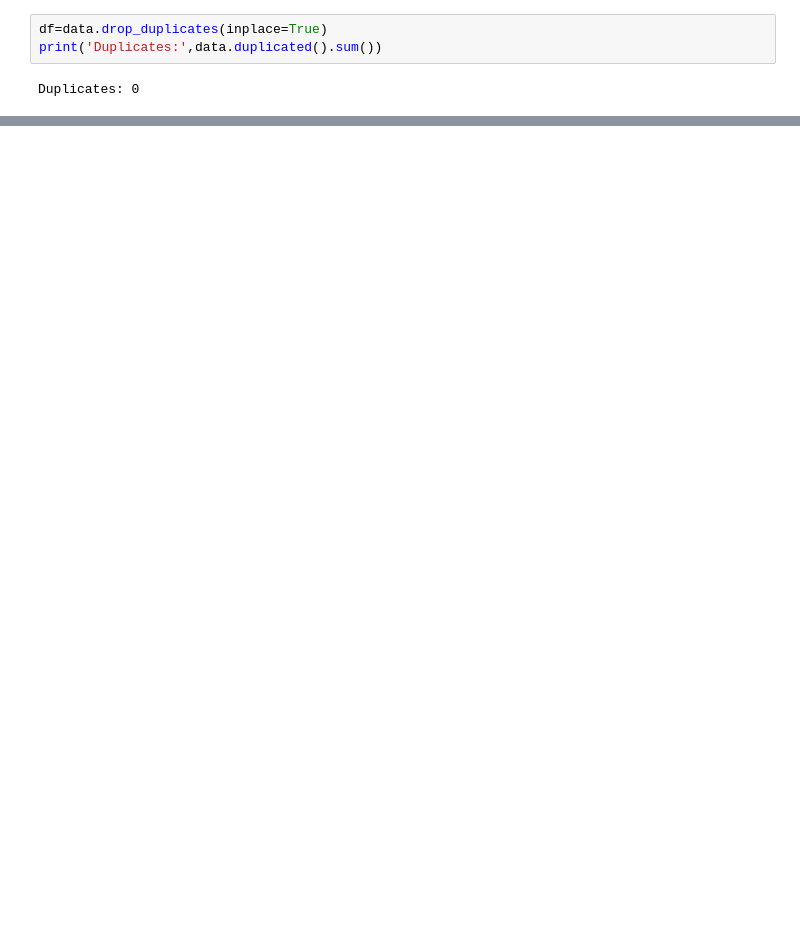
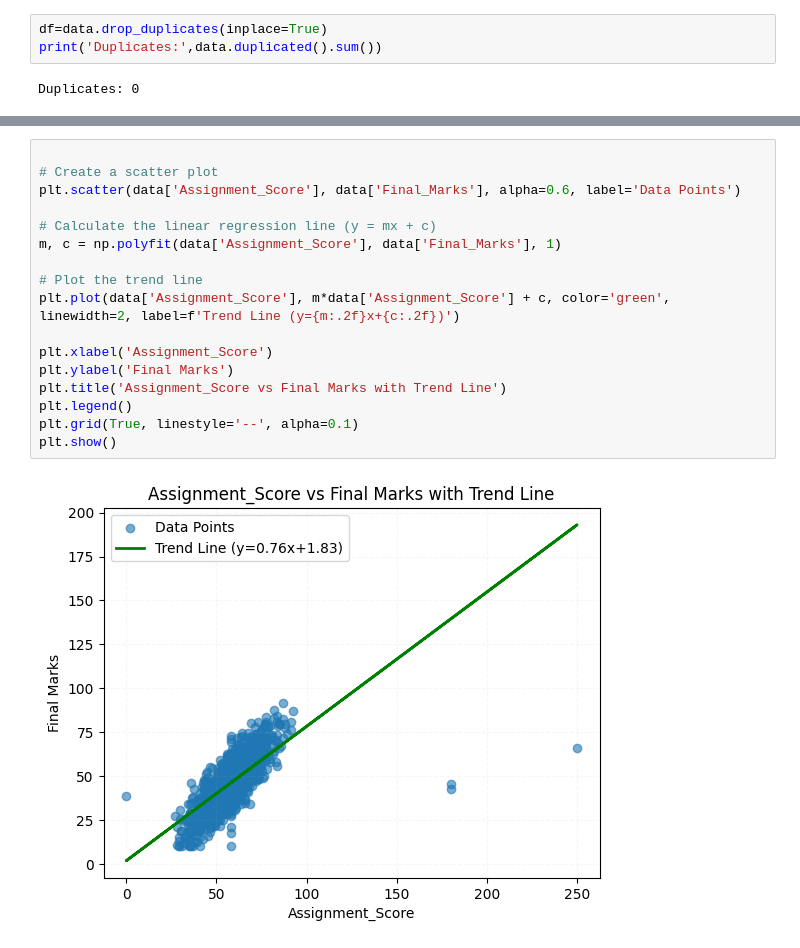
Before and after one commit to Slim-source/student-performance-data-cleaning, a Jupyter notebook: Student_performance_data.ipynb, the cells around one changed output, grey strips where cells are left out. Saved outputs shown, nothing was run; the diff lists cells and outputs as text; blank space fills up the shorter version.

```diff
--- a/Student_performance_data.ipynb
+++ b/Student_performance_data.ipynb
@@ -135,0 +171,19 @@ Duplicates: 0
+# %%
+
+# Create a scatter plot
+plt.scatter(data['Assignment_Score'], data['Final_Marks'], alpha=0.6, label='Data Points')
+
+# Calculate the linear regression line (y = mx + c)
+m, c = np.polyfit(data['Assignment_Score'], data['Final_Marks'], 1)
+
+# Plot the trend line
+plt.plot(data['Assignment_Score'], m*data['Assignment_Score'] + c, color='green', linewidth=2, label=f'Trend Line (y={m:.2f}x+{c:.2f})')
+
+plt.xlabel('Assignment_Score')
+plt.ylabel('Final Marks')
+plt.title('Assignment_Score vs Final Marks with Trend Line')
+plt.legend()
+plt.grid(True, linestyle='--', alpha=0.1)
+plt.show()
+# %% [output]
+[figure, added]
```
Also changed, not shown: parts of 4 cells of this notebook.
